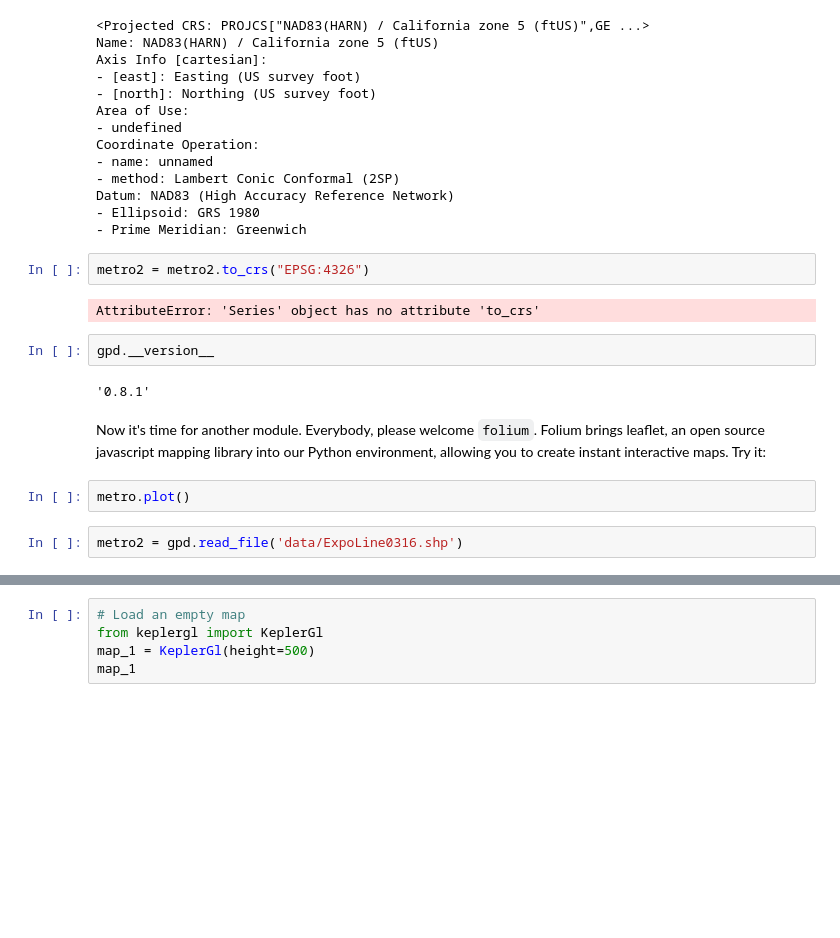
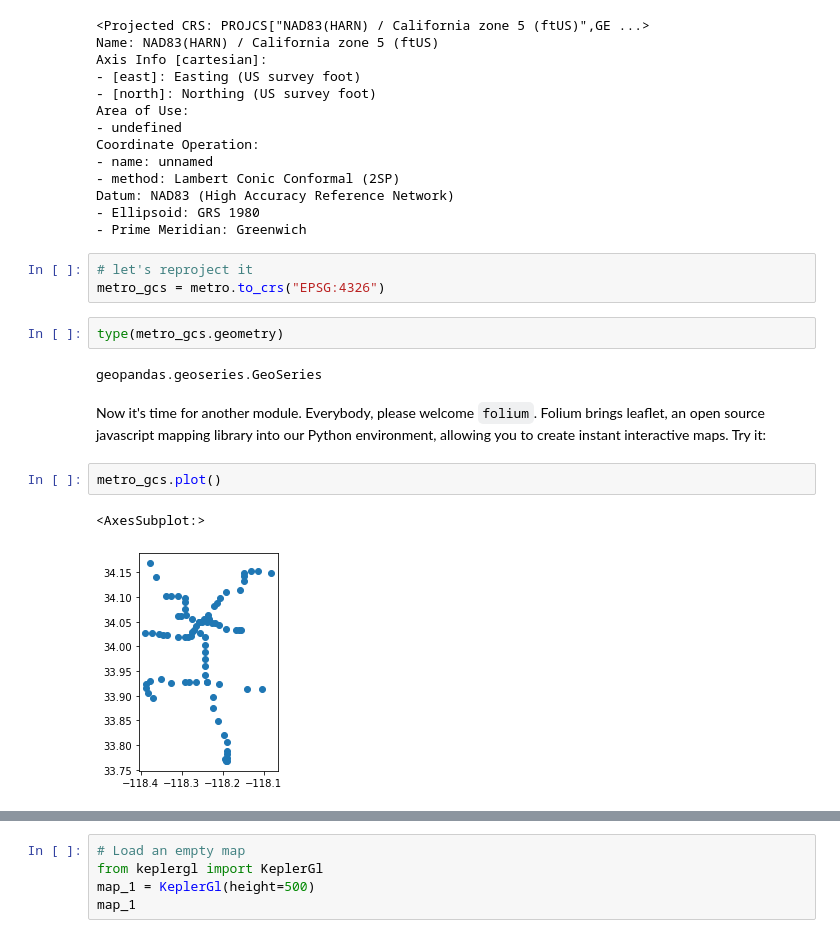
Before and after one commit to yohman/up206a, a Jupyter notebook: Weeks/Week 2/2 - Python and Metro.ipynb, the cells around one changed output, grey strips where cells are left out. Cells and saved outputs as stored; diff of their text form; blank space fills up the shorter version.

```diff
--- a/Weeks/Week 2/2 - Python and Metro.ipynb
+++ b/Weeks/Week 2/2 - Python and Metro.ipynb
@@ -403,17 +403,17 @@ Coordinate Operation:
 Datum: NAD83 (High Accuracy Reference Network)
 - Ellipsoid: GRS 1980
 - Prime Meridian: Greenwich
-# %%
-metro2 = metro2.to_crs("EPSG:4326")
-# %% [output]
-AttributeError: 'Series' object has no attribute 'to_crs'
-# %%
-gpd.__version__
-# %% [output]
-'0.8.1'
+# %%
+# let's reproject it
+metro_gcs = metro.to_crs("EPSG:4326")
+# %%
+type(metro_gcs.geometry)
+# %% [output]
+geopandas.geoseries.GeoSeries
 # %% [markdown]
 Now it's time for another module. Everybody, please welcome `folium`. Folium brings leaflet, an open source javascript mapping library into our Python environment, allowing you to create instant interactive maps. Try it:
 # %%
-metro.plot()
+metro_gcs.plot()
+# %% [output]
+<AxesSubplot:>
+[figure, added]
-# %%
-metro2 = gpd.read_file('data/ExpoLine0316.shp')
```
Also changed, not shown: parts of 3 cells of this notebook, 19 other files.
